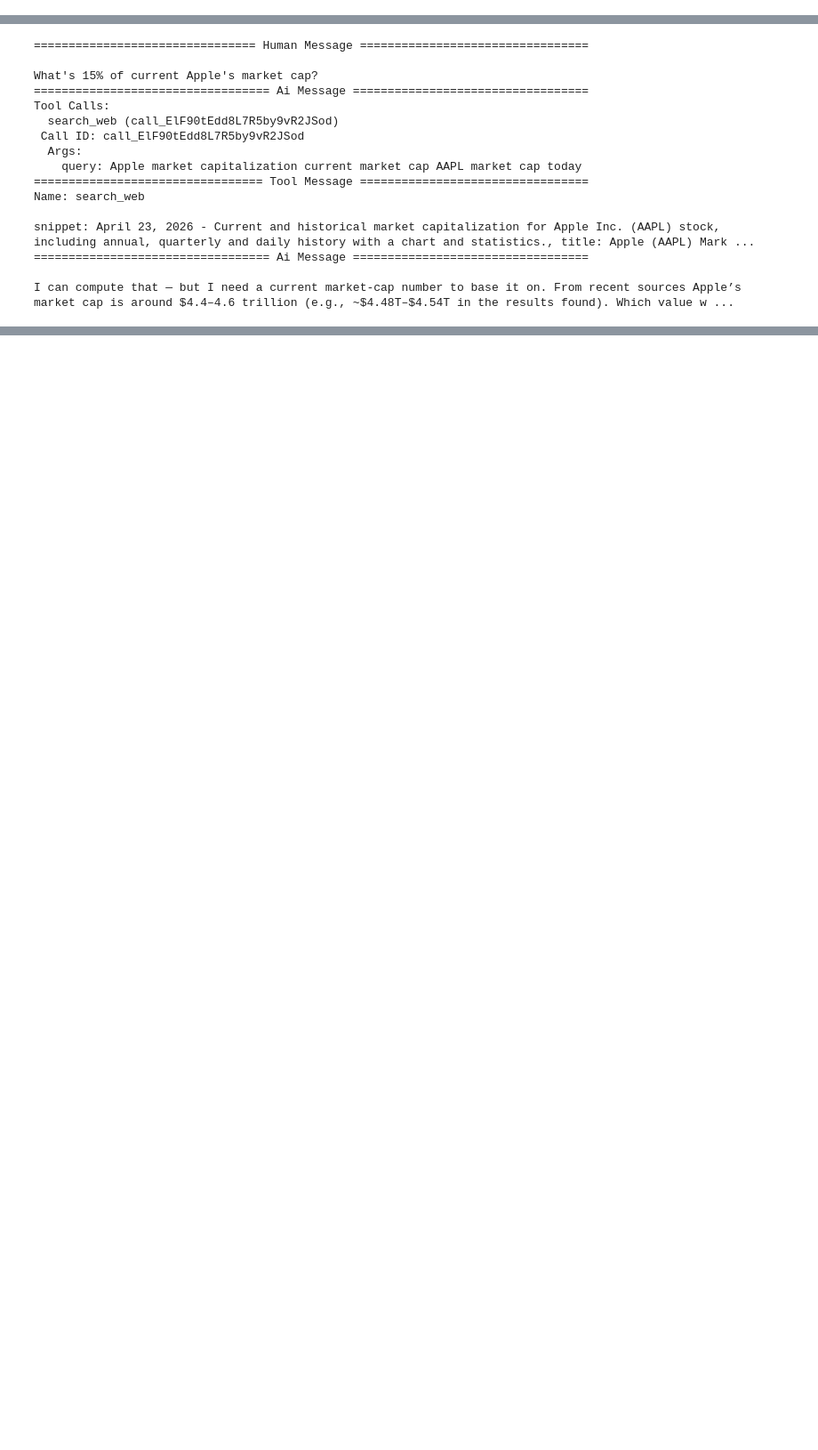
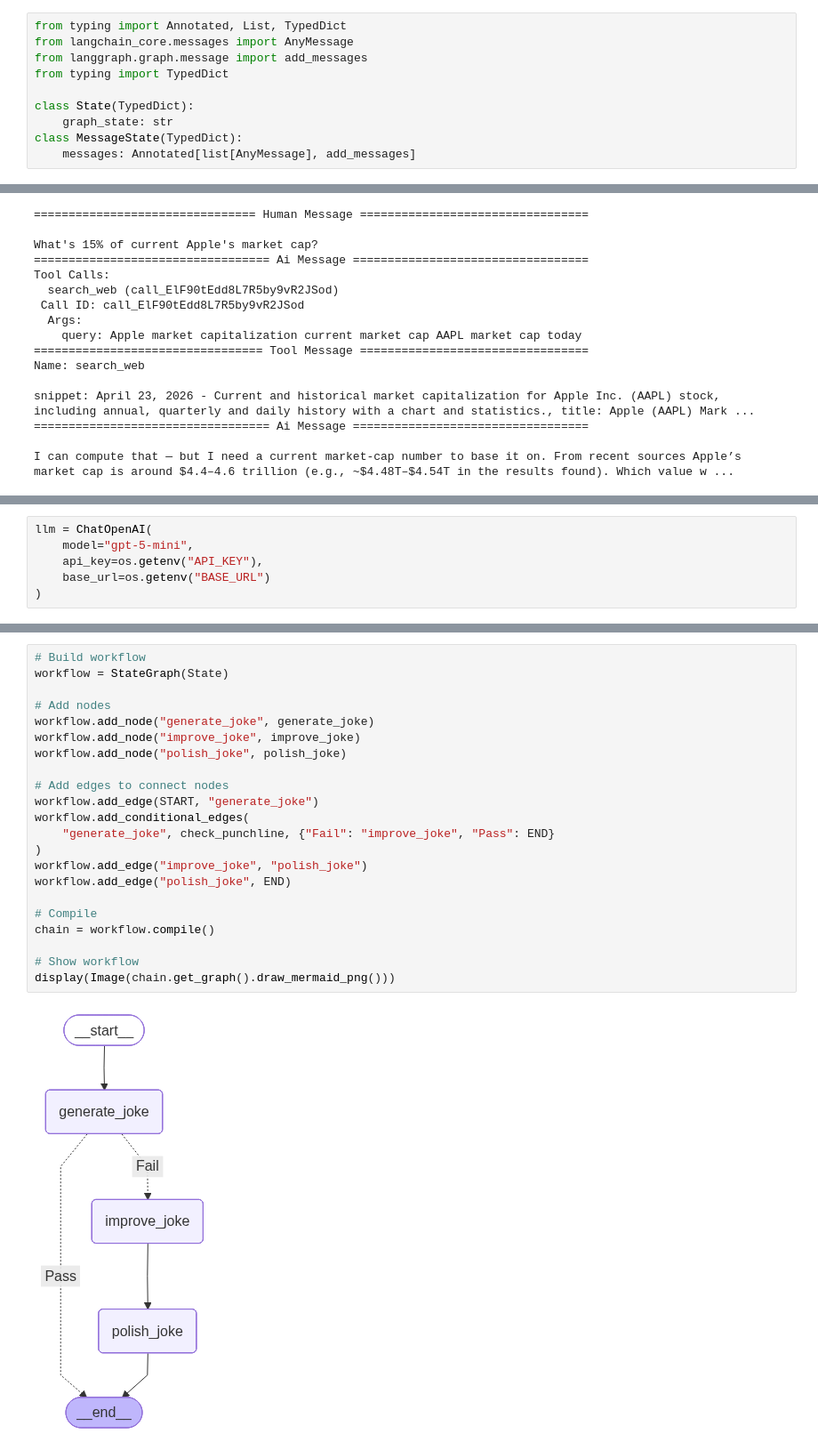
Before and after one commit to harsh-dhandha-simform/GenAI, a Jupyter notebook: langgraph/docs.ipynb, the cells around one changed output, grey strips where cells are left out. Shown at 89% size. Drawn from its saved outputs; the diff is of its cells as text; blank space fills up the shorter version.

```diff
--- a/langgraph/docs.ipynb
+++ b/langgraph/docs.ipynb
@@ -9,3 +11,13 @@ graph = StateGraph(MessagesState)
 print(graph)
 # %% [output]
 <langgraph.graph.state.StateGraph object at 0x...>
+# %%
+from typing import Annotated, List, TypedDict
+from langchain_core.messages import AnyMessage
+from langgraph.graph.message import add_messages
+from typing import TypedDict
+
+class State(TypedDict):
+    graph_state: str
+class MessageState(TypedDict):
+    messages: Annotated[list[AnyMessage], add_messages]
@@ -174,0 +296,6 @@ I can compute that — but I need a current market-cap number to base it on. Fro
+# %%
+llm = ChatOpenAI(
+    model="gpt-5-mini",
+    api_key=os.getenv("API_KEY"),
+    base_url=os.getenv("BASE_URL")
+)
@@ -174,0 +391,24 @@ I can compute that — but I need a current market-cap number to base it on. Fro
+# %%
+# Build workflow
+workflow = StateGraph(State)
+
+# Add nodes
+workflow.add_node("generate_joke", generate_joke)
+workflow.add_node("improve_joke", improve_joke)
+workflow.add_node("polish_joke", polish_joke)
+
+# Add edges to connect nodes
+workflow.add_edge(START, "generate_joke")
+workflow.add_conditional_edges(
+    "generate_joke", check_punchline, {"Fail": "improve_joke", "Pass": END}
+)
+workflow.add_edge("improve_joke", "polish_joke")
+workflow.add_edge("polish_joke", END)
+
+# Compile
+chain = workflow.compile()
+
+# Show workflow
+display(Image(chain.get_graph().draw_mermaid_png()))
+# %% [output]
+[figure, added]
```
Also changed, not shown: parts of 37 cells of this notebook, 5 other files.
